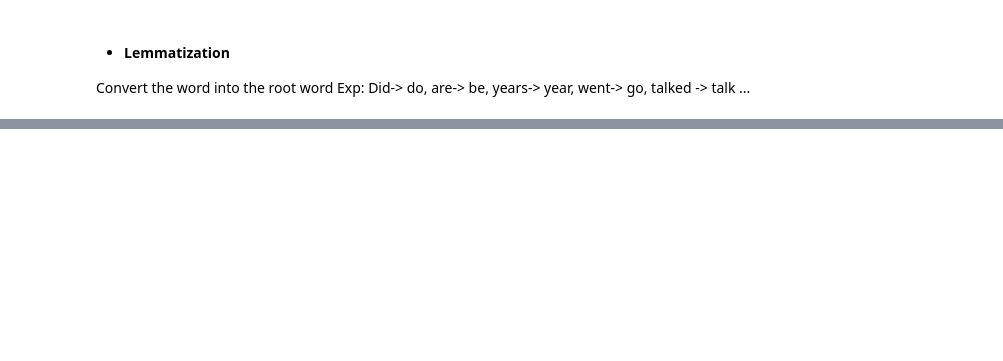
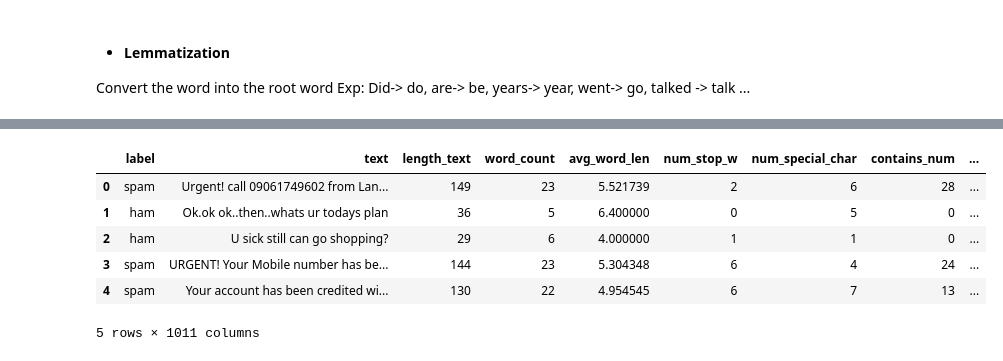
Before and after one commit to baotran306/NLP-SMSClassifier, a Jupyter notebook: NLP_SMSClassifier.ipynb, the cells around one changed output, grey strips where cells are left out. Cells and saved outputs as stored; diff of their text form; code cells hidden in the pictures; blank space fills up the shorter version.

```diff
--- a/NLP_SMSClassifier.ipynb
+++ b/NLP_SMSClassifier.ipynb
@@ -542,0 +588,12 @@ df[['text', 'clean_text', 'spelling_correction']].head()
+# %%
+tfidf_text_df.index = df.index
+df_clean = pd.concat([df, tfidf_text_df], axis=1)
+df_clean.head()
+# %% [output]
+|  | label | text | length_text | word_count | avg_word_len | num_stop_w | num_special_char | contains_num | ... |
+| 0 | spam | Urgent! call 09061749602 from Lan... | 149 | 23 | 5.521739 | 2 | 6 | 28 | ... |
+| 1 | ham | Ok.ok ok..then..whats ur todays plan | 36 | 5 | 6.400000 | 0 | 5 | 0 | ... |
+| 2 | ham | U sick still can go shopping? | 29 | 6 | 4.000000 | 1 | 1 | 0 | ... |
+| 3 | spam | URGENT! Your Mobile number has be... | 144 | 23 | 5.304348 | 6 | 4 | 24 | ... |
+| 4 | spam | Your account has been credited wi... | 130 | 22 | 4.954545 | 6 | 7 | 13 | ... |
+5 rows × 1011 columns
```
Also changed, not shown: parts of 49 cells of this notebook.
